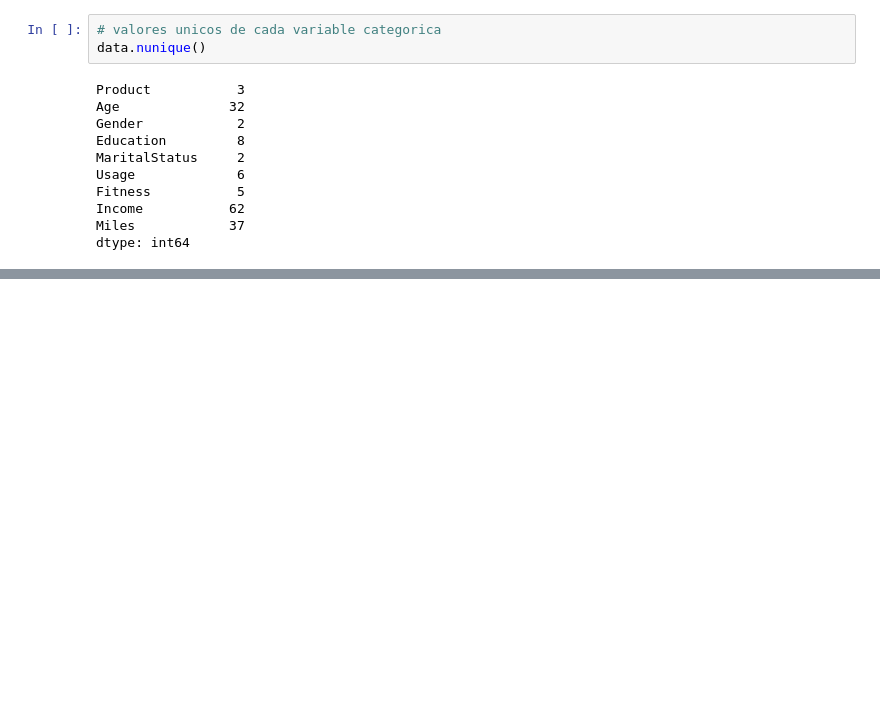
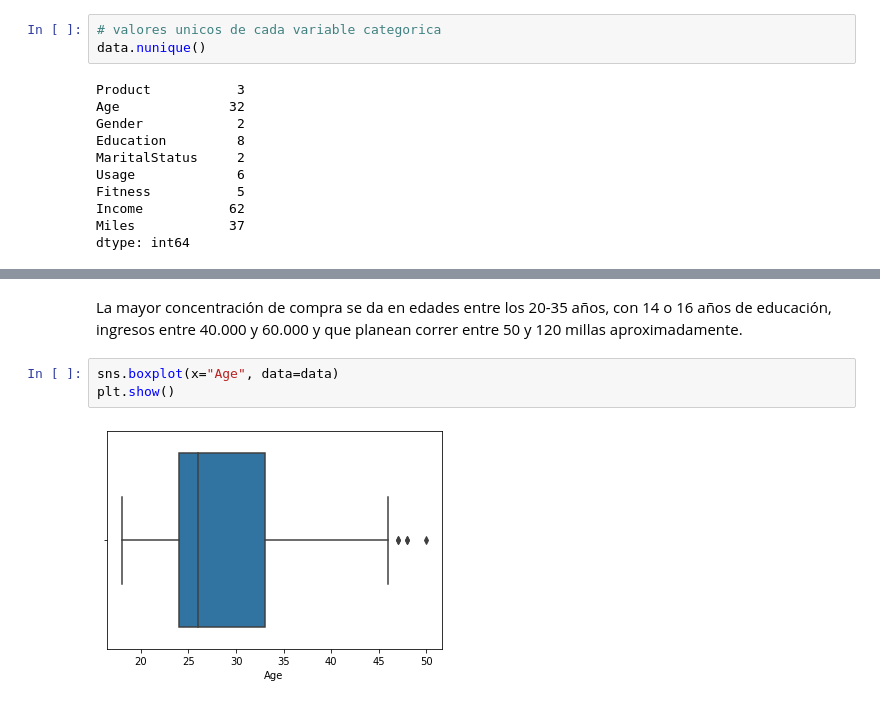
Before and after one commit to brincon/Pima-Indians-Diabetes-Database, a Jupyter notebook: CardioGoodnessFit/dataCardio.ipynb, the cells around one changed output, grey strips where cells are left out. Cells and saved outputs as stored; diff of their text form; blank space fills up the shorter version.

```diff
--- a/CardioGoodnessFit/dataCardio.ipynb
+++ b/CardioGoodnessFit/dataCardio.ipynb
@@ -119,0 +159,7 @@ dtype: int64
+# %% [markdown]
+La mayor concentración de compra se da en edades entre los 20-35 años, con 14 o 16 años de educación, ingresos entre 40.000 y 60.000 y que planean correr entre 50 y 120 millas aproximadamente.
+# %%
+sns.boxplot(x="Age", data=data)
+plt.show()
+# %% [output]
+[figure, added]
```
Also changed, not shown: parts of 14 cells of this notebook.
